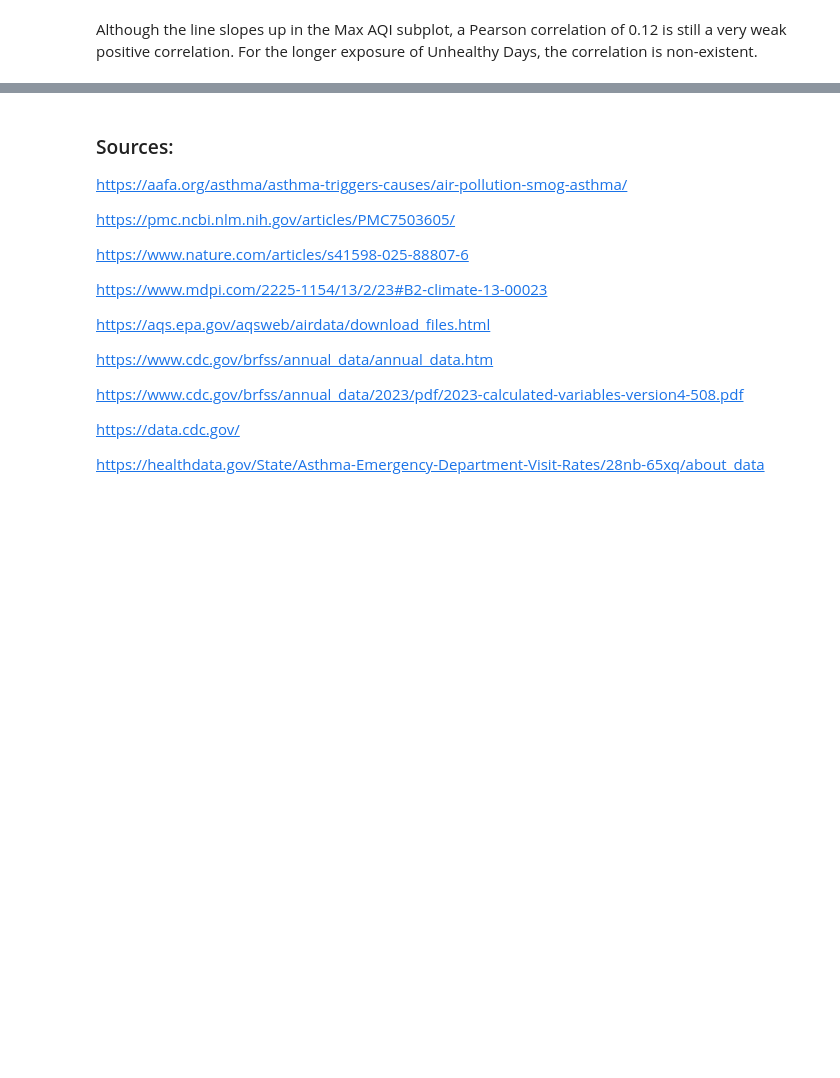
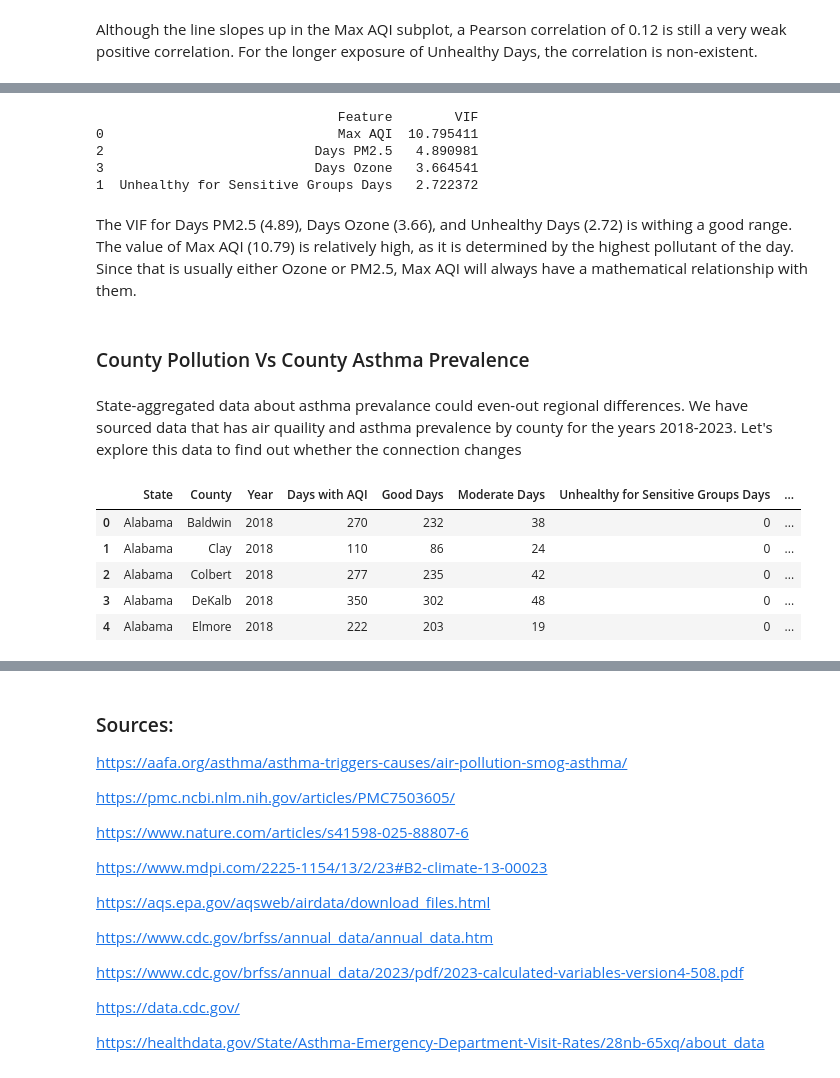
Before and after one commit to KalinaMarkova/data_science_course_project, a Jupyter notebook: The Impact of Air Pollution on Asthma A Regression Analysis.ipynb, the cells around one changed output, grey strips where cells are left out. Cells and saved outputs as stored; diff of their text form; code cells hidden in the pictures; blank space fills up the shorter version.

```diff
--- a/The Impact of Air Pollution on Asthma A Regression Analysis.ipynb
+++ b/The Impact of Air Pollution on Asthma A Regression Analysis.ipynb
@@ -1148,0 +1173,24 @@ Combined air quality metrics explain only 5.2% of the variance in asthma rates (
+# %%
+features_to_check = ['Max AQI', 'Unhealthy for Sensitive Groups Days', 'Days PM2.5', 'Days Ozone']
+
+vif_data = epa_state[features_to_check]
+
+vif_results = pd.DataFrame()
+vif_results["Feature"] = vif_data.columns
+
+vif_results["VIF"] = [variance_inflation_factor(vif_data.values, i)
+                       for i in range(len(vif_data.columns))]
+
+print(vif_results.sort_values(by = "VIF", ascending = False))
+# %% [output]
+                               Feature        VIF
+0                              Max AQI  10.795411
+2                           Days PM2.5   4.890981
+3                           Days Ozone   3.664541
+1  Unhealthy for Sensitive Groups Days   2.722372
+# %% [markdown]
+The VIF for Days PM2.5 (4.89), Days Ozone (3.66), and Unhealthy Days (2.72) is withing a good range. The value of Max AQI (10.79) is relatively high, as it is determined by the highest pollutant of the day. Since that is usually either Ozone or PM2.5, Max AQI will always have a mathematical relationship with them.
+# %% [markdown]
+### County Pollution Vs County Asthma Prevalence
+# %% [markdown]
+State-aggregated data about asthma prevalance could even-out regional differences. We have sourced data that has air quaility and asthma prevalence by county for the years 2018-2023. Let's explore this data to find out whether the connection changes
@@ -1148,0 +1204,9 @@ Combined air quality metrics explain only 5.2% of the variance in asthma rates (
+# %%
+merged_county.head()
+# %% [output]
+|  | State | County | Year | Days with AQI | Good Days | Moderate Days | Unhealthy for Sensitive Groups Days | ... |
+| 0 | Alabama | Baldwin | 2018 | 270 | 232 | 38 | 0 | ... |
+| 1 | Alabama | Clay | 2018 | 110 | 86 | 24 | 0 | ... |
+| 2 | Alabama | Colbert | 2018 | 277 | 235 | 42 | 0 | ... |
+| 3 | Alabama | DeKalb | 2018 | 350 | 302 | 48 | 0 | ... |
+| 4 | Alabama | Elmore | 2018 | 222 | 203 | 19 | 0 | ... |
```
Also changed, not shown: parts of 23 cells of this notebook.
